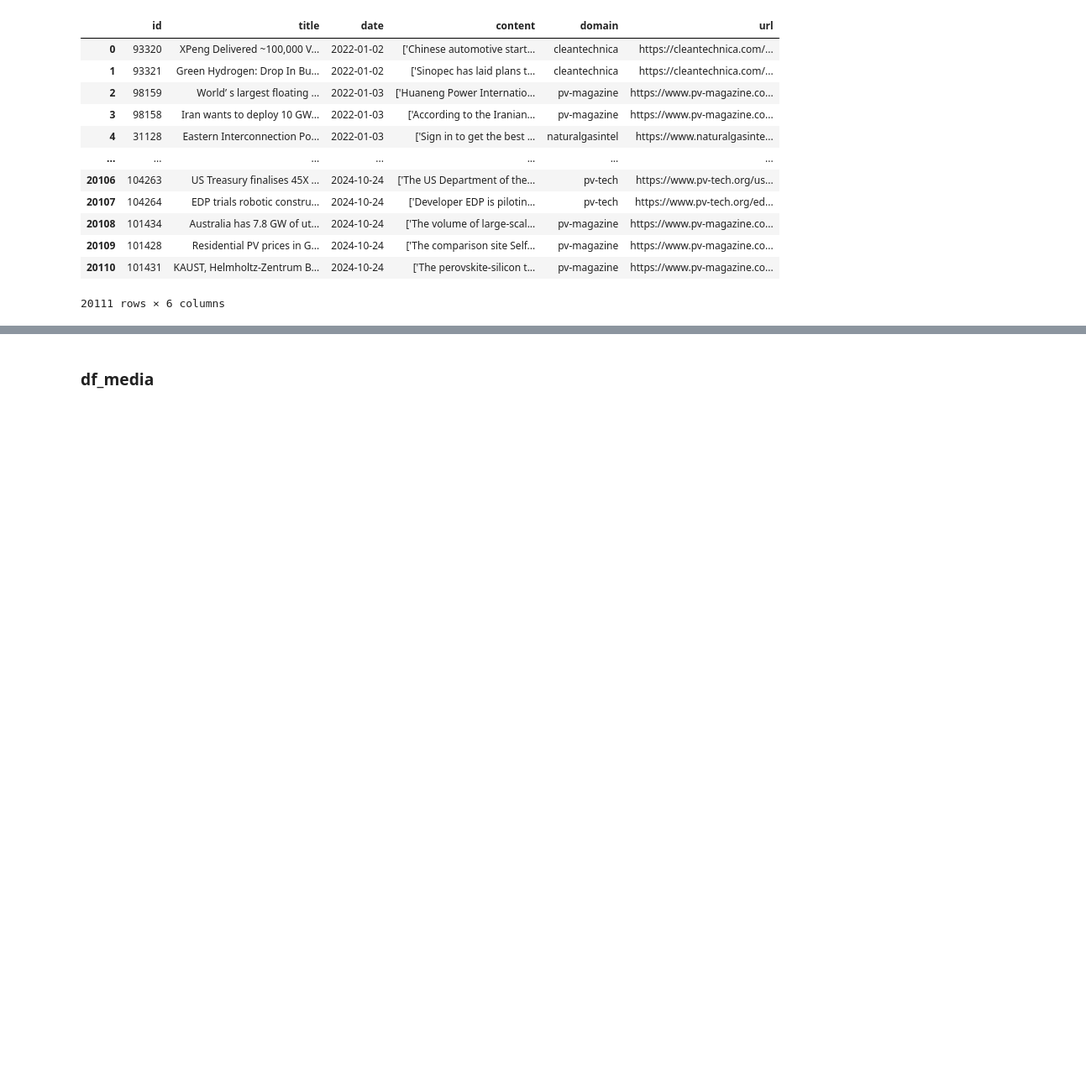
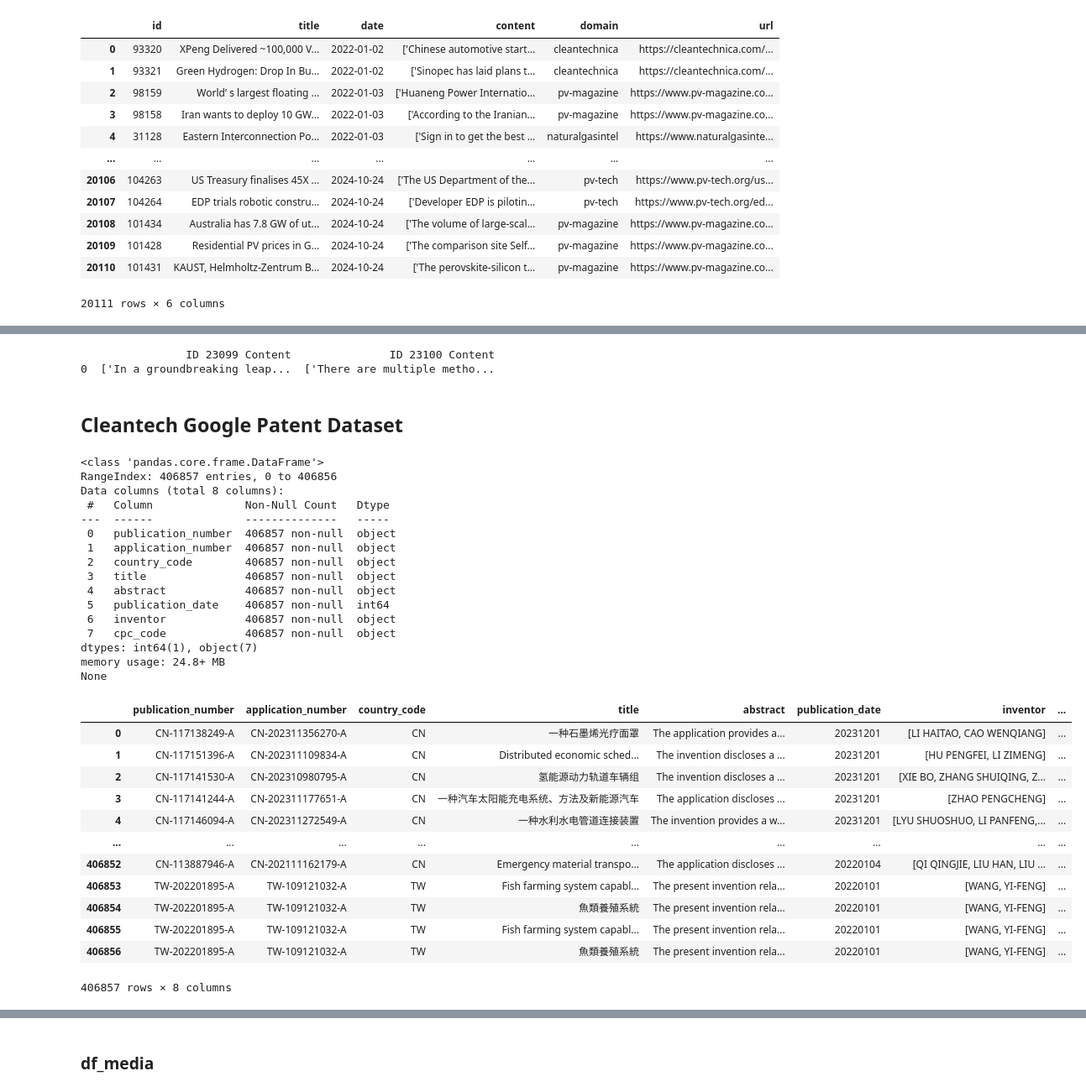
Before and after one commit to cmimholz/computational-language-technology-project, a Jupyter notebook: notebooks/stage1.ipynb, the cells around one changed output, grey strips where cells are left out. Shown: that part at 84% size. Saved outputs shown, nothing was run; the diff lists cells and outputs as text; code cells hidden in the pictures; blank space fills up the shorter version.

Commit message:
cleaning data

```diff
--- a/notebooks/stage1.ipynb
+++ b/notebooks/stage1.ipynb
@@ -25,22 +59,3 @@ Before analyzing the data, we first **load, inspect, and clean** the datasets:
 - **Remove duplicates**: Identical or near-identical entries are removed to prevent data bias.
 - **Handle missing values**: We check for null or incomplete entries and decide whether to impute, replace, or remove them.
 - **Filter relevant information**: Non-informative texts (e.g., generic statements) are removed to ensure high-quality analysis.
-# %%
-# Load raw data
-media_dataset_path = "../data/cleantech_media_dataset_v3_2024-10-28.csv"
-google_patent_dataset_path = "../data/cleantech_rag_evaluation_data_2024-09-20.csv"
-
-pd.set_option('display.max_columns', None)
-pd.set_option('display.max_colwidth', 30)
-
-# Load CSV files
-df_media = pd.read_csv(media_dataset_path, header = 0)
-df_google_patents = pd.read_csv(google_patent_dataset_path, sep = ";", header = 0)
-
-print("Raw cleantech_media_dataset_v3_2024-10-28.csv:")
-print(df_media.info())
-df_media
-
-print("Raw cleantech_rag_evaluation_data_2024-09-20.csv:")
-print(df_google_patents.info())
-print(df_google_patents.head())
@@ -64,0 +62,8 @@ Data columns (total 7 columns):
+# %%
+# Load raw data
+data_folder = Path("/content/drive/MyDrive/computational-language-technology-project")
+media_dataset_path = data_folder / "data/cleantech_media_dataset_v3_2024-10-28.csv"
+google_patent_dataset_path = data_folder / "data/CleanTech_22-24_updated.json"
+
+pd.set_option('display.max_columns', None)
+pd.set_option('display.max_colwidth', 100)
@@ -157,0 +262,16 @@ Name: count, dtype: int64
+# %%
+# Extract the 'content' for each ID
+content_23099 = df_media_preprocessed[df_media_preprocessed['id'] == 23099]['content'].values[0]
+content_23100 = df_media_preprocessed[df_media_preprocessed['id'] == 23100]['content'].values[0]
+
+# Create a comparison table
+comparison_table = pd.DataFrame({
+    'ID 23099 Content': [content_23099],
+    'ID 23100 Content': [content_23100]
+})
+
+# Display the table
+print(comparison_table)
+# %% [output]
+                ID 23099 Content               ID 23100 Content
+0  ['In a groundbreaking leap...  ['There are multiple metho...
@@ -157,0 +281,36 @@ Name: count, dtype: int64
+# %% [markdown]
+## Cleantech Google Patent Dataset
+# %%
+df_google_patents = pd.read_json(google_patent_dataset_path, lines=True)
+print(df_google_patents.info())
+df_google_patents
+# %% [output]
+<class 'pandas.core.frame.DataFrame'>
+RangeIndex: 406857 entries, 0 to 406856
+Data columns (total 8 columns):
+ #   Column              Non-Null Count   Dtype
+---  ------              --------------   -----
+ 0   publication_number  406857 non-null  object
+ 1   application_number  406857 non-null  object
+ 2   country_code        406857 non-null  object
+ 3   title               406857 non-null  object
+ 4   abstract            406857 non-null  object
+ 5   publication_date    406857 non-null  int64
+ 6   inventor            406857 non-null  object
+ 7   cpc_code            406857 non-null  object
+dtypes: int64(1), object(7)
+memory usage: 24.8+ MB
+None
+|  | publication_number | application_number | country_code | title | abstract | publication_date | inventor | ... |
+| 0 | CN-117138249-A | CN-202311356270-A | CN | 一种石墨烯光疗面罩 | The application provides a... | 20231201 | [LI HAITAO, CAO WENQIANG] | ... |
+| 1 | CN-117151396-A | CN-202311109834-A | CN | Distributed economic sched... | The invention discloses a ... | 20231201 | [HU PENGFEI, LI ZIMENG] | ... |
+| 2 | CN-117141530-A | CN-202310980795-A | CN | 氢能源动力轨道车辆组 | The invention discloses a ... | 20231201 | [XIE BO, ZHANG SHUIQING, Z... | ... |
+| 3 | CN-117141244-A | CN-202311177651-A | CN | 一种汽车太阳能充电系统、方法及新能源汽车 | The application discloses ... | 20231201 | [ZHAO PENGCHENG] | ... |
+| 4 | CN-117146094-A | CN-202311272549-A | CN | 一种水利水电管道连接装置 | The invention provides a w... | 20231201 | [LYU SHUOSHUO, LI PANFENG,... | ... |
+| ... | ... | ... | ... | ... | ... | ... | ... | ... |
+| 406852 | CN-113887946-A | CN-202111162179-A | CN | Emergency material transpo... | The application discloses ... | 20220104 | [QI QINGJIE, LIU HAN, LIU ... | ... |
+| 406853 | TW-202201895-A | TW-109121032-A | TW | Fish farming system capabl... | The present invention rela... | 20220101 | [WANG, YI-FENG] | ... |
+| 406854 | TW-202201895-A | TW-109121032-A | TW | 魚類養殖系統 | The present invention rela... | 20220101 | [WANG, YI-FENG] | ... |
+| 406855 | TW-202201895-A | TW-109121032-A | TW | Fish farming system capabl... | The present invention rela... | 20220101 | [WANG, YI-FENG] | ... |
+| 406856 | TW-202201895-A | TW-109121032-A | TW | 魚類養殖系統 | The present invention rela... | 20220101 | [WANG, YI-FENG] | ... |
+406857 rows × 8 columns
```
Also changed, not shown: parts of 41 cells of this notebook, 4 other files.
